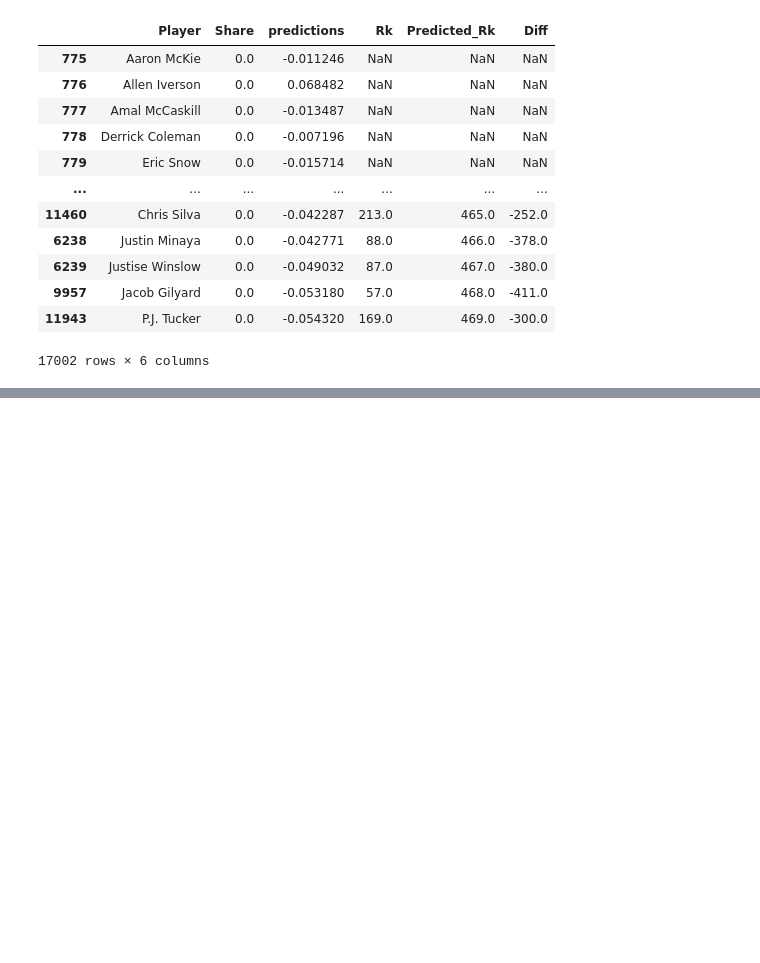
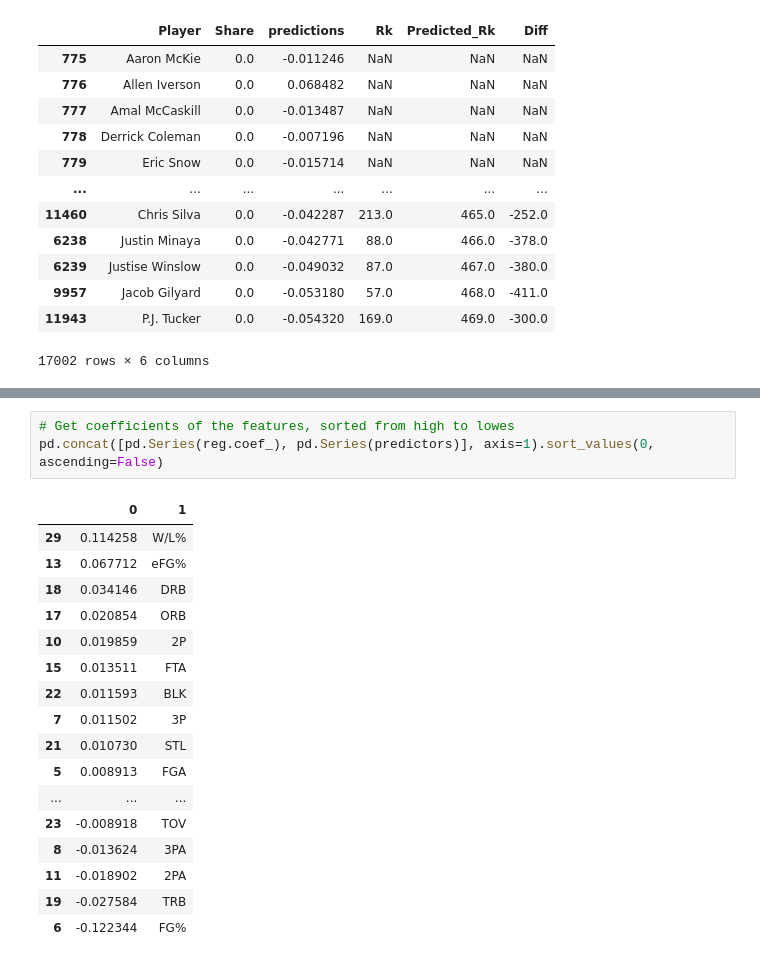
Before and after one commit to NtshuxieGitHub/nba_mvp_prediction_model, a Jupyter notebook: machine_learning.ipynb, the cells around one changed output, grey strips where cells are left out. Drawn from its saved outputs; the diff is of its cells as text; blank space fills up the shorter version.

Commit message:
model diagnosisi and imporvement: adding more predictors and using RFT

```diff
--- a/machine_learning.ipynb
+++ b/machine_learning.ipynb
@@ -473,0 +492,21 @@ predictions
+# %%
+# Get coefficients of the features, sorted from high to lowes
+pd.concat([pd.Series(reg.coef_), pd.Series(predictors)], axis=1).sort_values(0, ascending=False)
+# %% [output]
+|  | 0 | 1 |
+| 29 | 0.114258 | W/L% |
+| 13 | 0.067712 | eFG% |
+| 18 | 0.034146 | DRB |
+| 17 | 0.020854 | ORB |
+| 10 | 0.019859 | 2P |
+| 15 | 0.013511 | FTA |
+| 22 | 0.011593 | BLK |
+| 7 | 0.011502 | 3P |
+| 21 | 0.010730 | STL |
+| 5 | 0.008913 | FGA |
+| ... | ... | ... |
+| 23 | -0.008918 | TOV |
+| 8 | -0.013624 | 3PA |
+| 11 | -0.018902 | 2PA |
+| 19 | -0.027584 | TRB |
+| 6 | -0.122344 | FG% |
```
Also changed, not shown: parts of 23 cells of this notebook, 1 other file.
